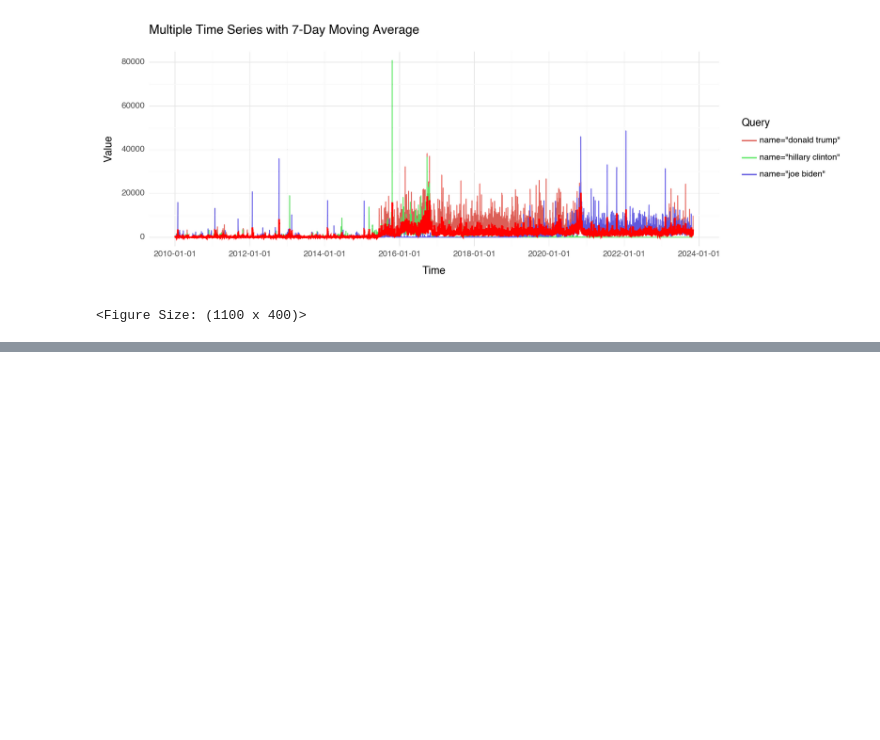
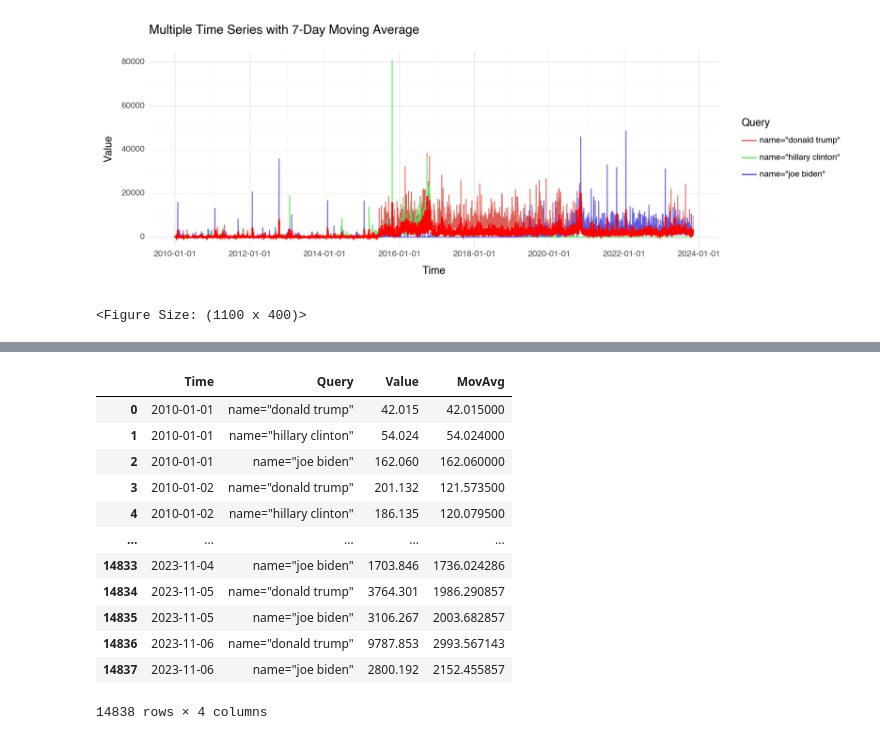
Before and after one commit to mjdanbury/TrumpCoverageCJR2023, a Jupyter notebook: Wrangling.ipynb, the cells around one changed output, grey strips where cells are left out. Cells and saved outputs as stored; diff of their text form; code cells hidden in the pictures; blank space fills up the shorter version.

```diff
--- a/Wrangling.ipynb
+++ b/Wrangling.ipynb
@@ -100,0 +120,17 @@ It doesn't seem like the plotnine port of ggplot has the `geom_ma(n=7)` function
+# %%
+all_long['MovAvg'] = all_long.groupby('Query')['Value'].transform(lambda x: x.rolling(7, min_periods=1).mean())
+all_long
+# %% [output]
+|  | Time | Query | Value | MovAvg |
+| 0 | 2010-01-01 | name="donald trump" | 42.015 | 42.015000 |
+| 1 | 2010-01-01 | name="hillary clinton" | 54.024 | 54.024000 |
+| 2 | 2010-01-01 | name="joe biden" | 162.060 | 162.060000 |
+| 3 | 2010-01-02 | name="donald trump" | 201.132 | 121.573500 |
+| 4 | 2010-01-02 | name="hillary clinton" | 186.135 | 120.079500 |
+| ... | ... | ... | ... | ... |
+| 14833 | 2023-11-04 | name="joe biden" | 1703.846 | 1736.024286 |
+| 14834 | 2023-11-05 | name="donald trump" | 3764.301 | 1986.290857 |
+| 14835 | 2023-11-05 | name="joe biden" | 3106.267 | 2003.682857 |
+| 14836 | 2023-11-06 | name="donald trump" | 9787.853 | 2993.567143 |
+| 14837 | 2023-11-06 | name="joe biden" | 2800.192 | 2152.455857 |
+14838 rows × 4 columns
```
Also changed, not shown: parts of 2 cells of this notebook.
